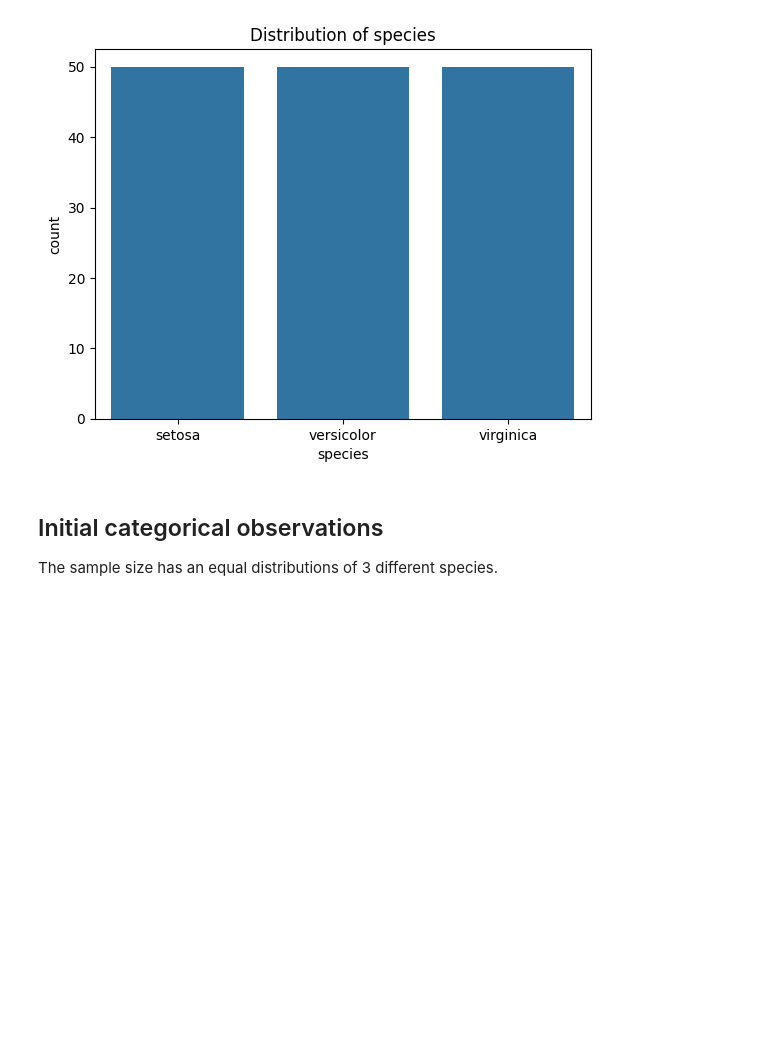
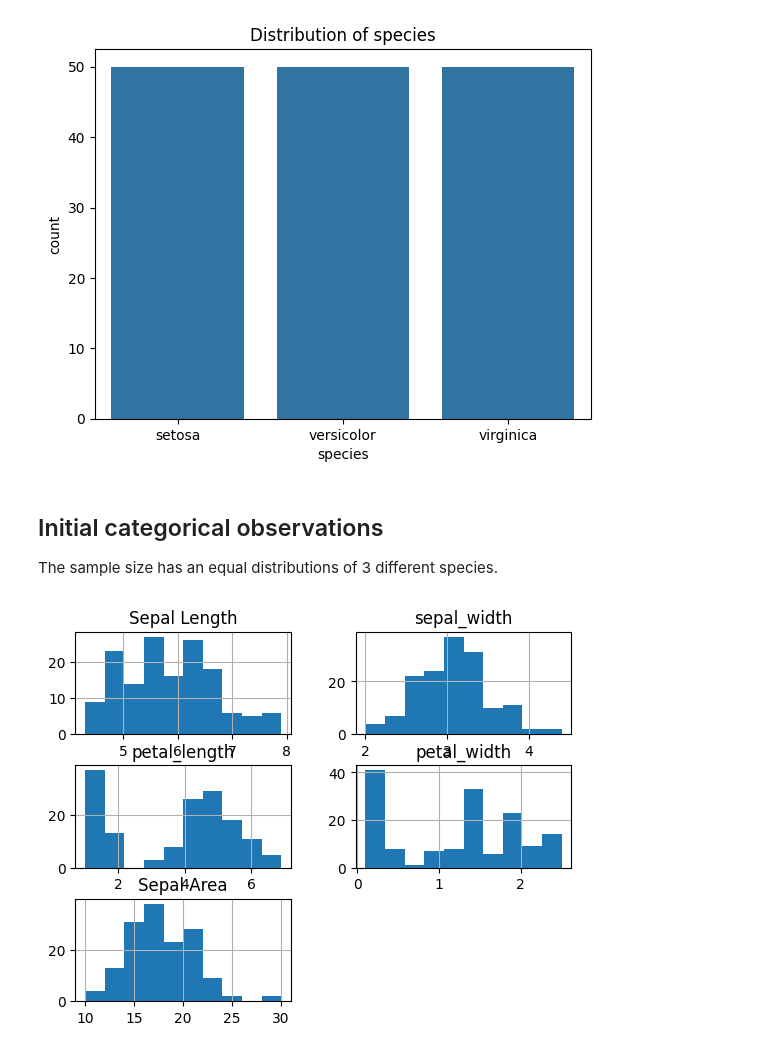
Before and after one commit to s256657/datafun-04-eda, a Jupyter notebook: wilcox_eda.ipynb, the cells around one changed output. Saved outputs shown, nothing was run; the diff lists cells and outputs as text; code cells hidden in the pictures; blank space fills up the shorter version.

Commit message:
Added data transformations and feature engineering examples

```diff
--- a/wilcox_eda.ipynb
+++ b/wilcox_eda.ipynb
@@ -104,3 +104,18 @@ matplotlib.pyplot.show()
 # %% [markdown]
 ## Initial categorical observations
 The sample size has an equal distributions of 3 different species.
+# %%
+# Feature Engineering
+# Renaming a column
+iris_df.rename(columns={'sepal_length': 'Sepal Length'}, inplace=True)
+
+# Adding a new column
+iris_df['Sepal Area'] = iris_df['Sepal Length'] * iris_df['sepal_width']
+
+# Inspect histograms for ALL numerical columns
+iris_df.hist()
+
+# Show all plots
+matplotlib.pyplot.show()
+# %% [output]
+[figure, added]
```
Also changed, not shown: 1 other file.
